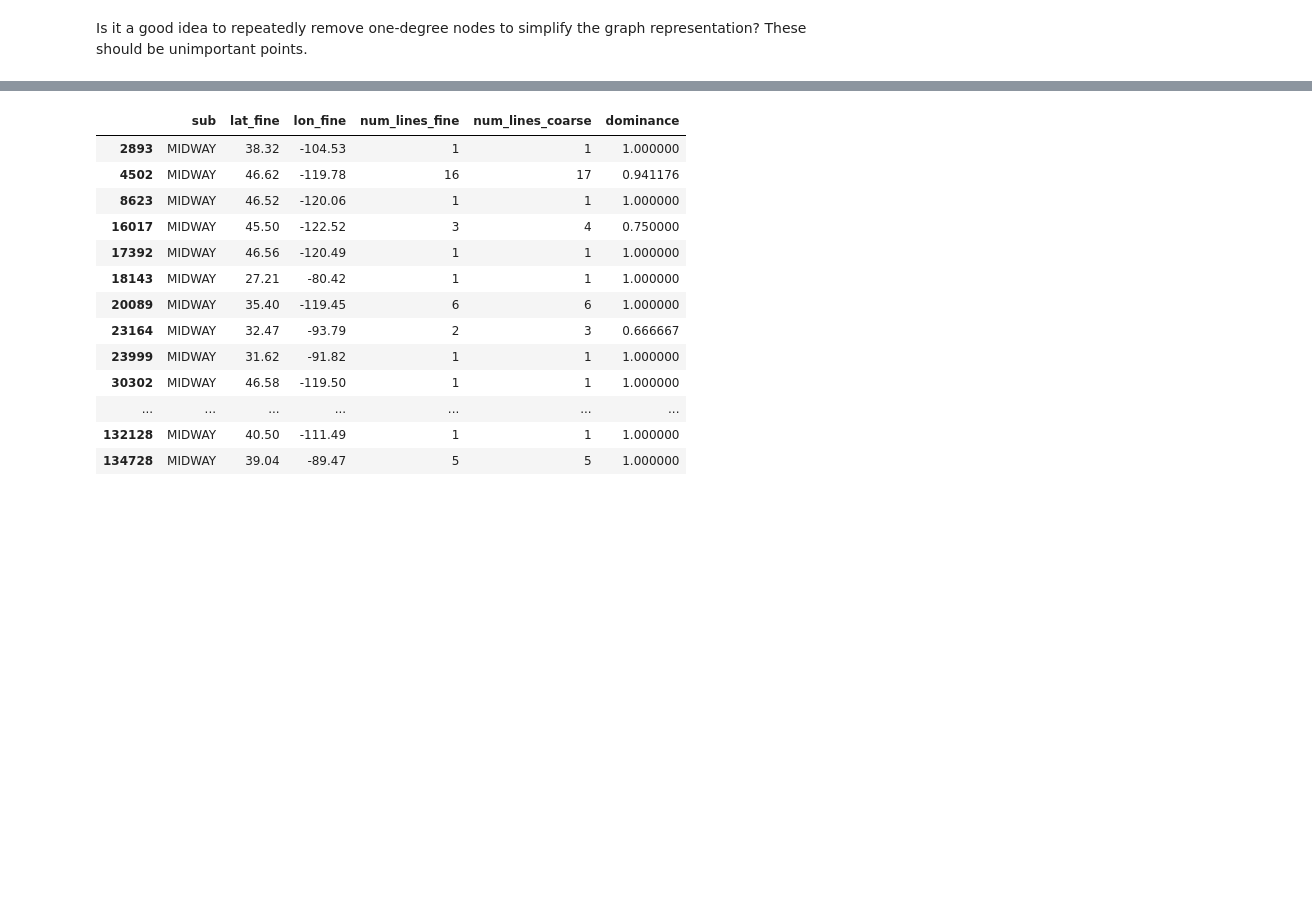
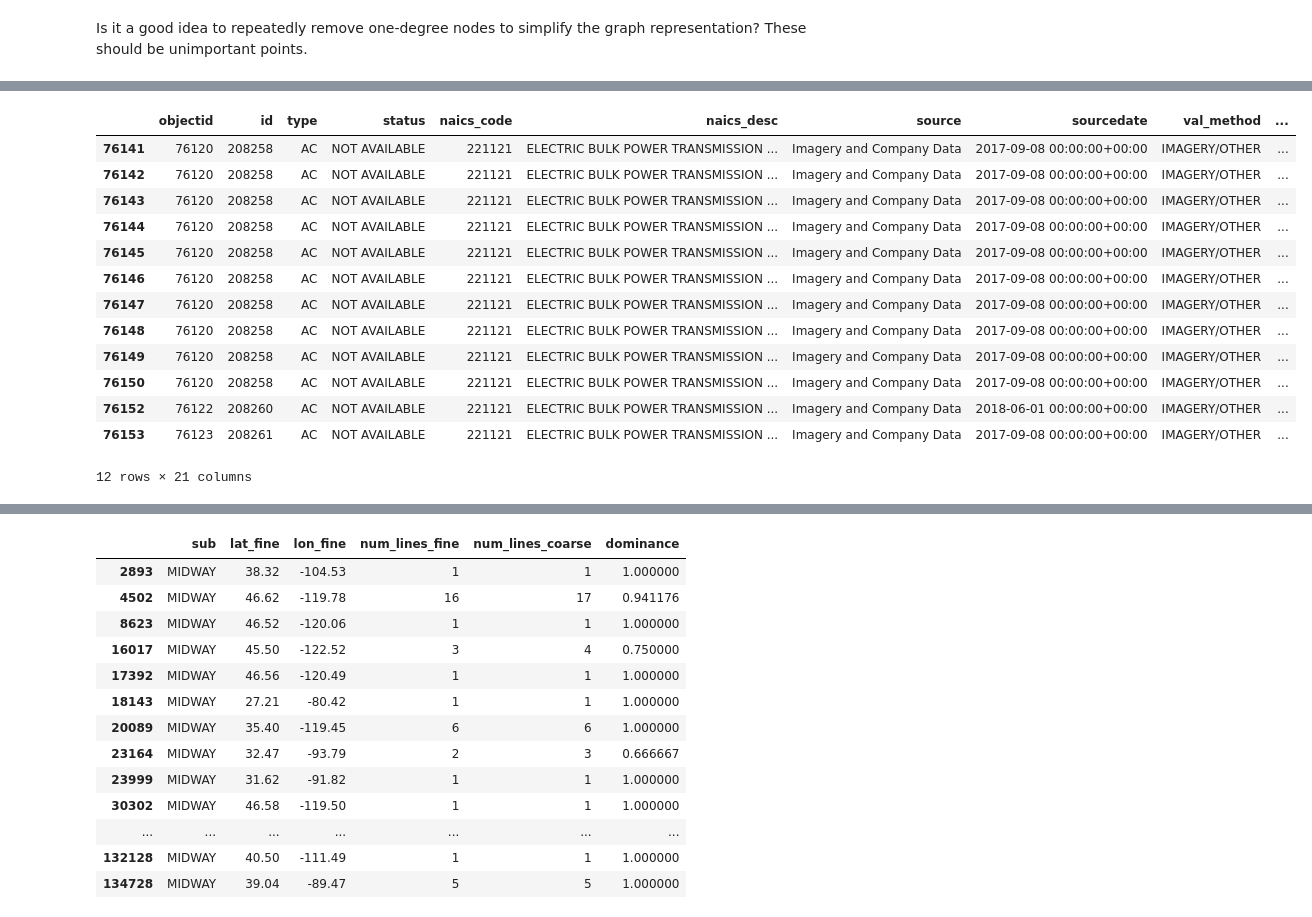
Before and after one commit to Ker-ple/electric_grid, a Jupyter notebook: EDA/grids.ipynb, the cells around one changed output, grey strips where cells are left out. Cells and saved outputs as stored; diff of their text form; code cells hidden in the pictures; blank space fills up the shorter version.

```diff
--- a/EDA/grids.ipynb
+++ b/EDA/grids.ipynb
@@ -295,0 +464,17 @@ dominance
+# %%
+filter_subs(usa, 'TAP207196')
+# %% [output]
+|  | objectid | id | type | status | naics_code | naics_desc | source | sourcedate | val_method | ... |
+| 76141 | 76120 | 208258 | AC | NOT AVAILABLE | 221121 | ELECTRIC BULK POWER TRANSMISSION ... | Imagery and Company Data | 2017-09-08 00:00:00+00:00 | IMAGERY/OTHER | ... |
+| 76142 | 76120 | 208258 | AC | NOT AVAILABLE | 221121 | ELECTRIC BULK POWER TRANSMISSION ... | Imagery and Company Data | 2017-09-08 00:00:00+00:00 | IMAGERY/OTHER | ... |
+| 76143 | 76120 | 208258 | AC | NOT AVAILABLE | 221121 | ELECTRIC BULK POWER TRANSMISSION ... | Imagery and Company Data | 2017-09-08 00:00:00+00:00 | IMAGERY/OTHER | ... |
+| 76144 | 76120 | 208258 | AC | NOT AVAILABLE | 221121 | ELECTRIC BULK POWER TRANSMISSION ... | Imagery and Company Data | 2017-09-08 00:00:00+00:00 | IMAGERY/OTHER | ... |
+| 76145 | 76120 | 208258 | AC | NOT AVAILABLE | 221121 | ELECTRIC BULK POWER TRANSMISSION ... | Imagery and Company Data | 2017-09-08 00:00:00+00:00 | IMAGERY/OTHER | ... |
+| 76146 | 76120 | 208258 | AC | NOT AVAILABLE | 221121 | ELECTRIC BULK POWER TRANSMISSION ... | Imagery and Company Data | 2017-09-08 00:00:00+00:00 | IMAGERY/OTHER | ... |
+| 76147 | 76120 | 208258 | AC | NOT AVAILABLE | 221121 | ELECTRIC BULK POWER TRANSMISSION ... | Imagery and Company Data | 2017-09-08 00:00:00+00:00 | IMAGERY/OTHER | ... |
+| 76148 | 76120 | 208258 | AC | NOT AVAILABLE | 221121 | ELECTRIC BULK POWER TRANSMISSION ... | Imagery and Company Data | 2017-09-08 00:00:00+00:00 | IMAGERY/OTHER | ... |
+| 76149 | 76120 | 208258 | AC | NOT AVAILABLE | 221121 | ELECTRIC BULK POWER TRANSMISSION ... | Imagery and Company Data | 2017-09-08 00:00:00+00:00 | IMAGERY/OTHER | ... |
+| 76150 | 76120 | 208258 | AC | NOT AVAILABLE | 221121 | ELECTRIC BULK POWER TRANSMISSION ... | Imagery and Company Data | 2017-09-08 00:00:00+00:00 | IMAGERY/OTHER | ... |
+| 76152 | 76122 | 208260 | AC | NOT AVAILABLE | 221121 | ELECTRIC BULK POWER TRANSMISSION ... | Imagery and Company Data | 2018-06-01 00:00:00+00:00 | IMAGERY/OTHER | ... |
+| 76153 | 76123 | 208261 | AC | NOT AVAILABLE | 221121 | ELECTRIC BULK POWER TRANSMISSION ... | Imagery and Company Data | 2017-09-08 00:00:00+00:00 | IMAGERY/OTHER | ... |
+12 rows × 21 columns
```
Also changed, not shown: parts of 27 cells of this notebook.
